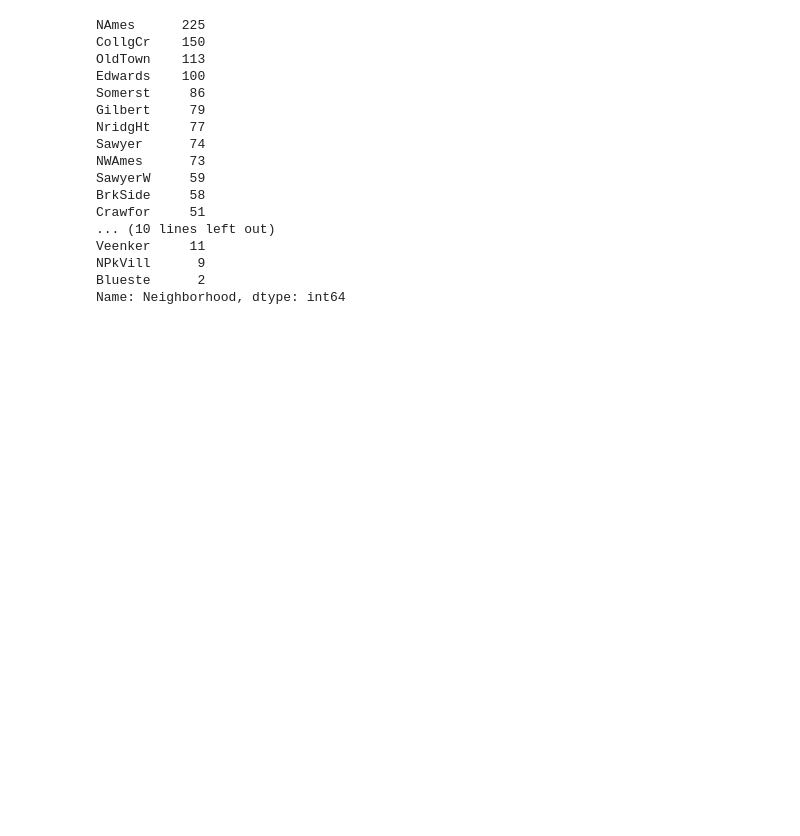
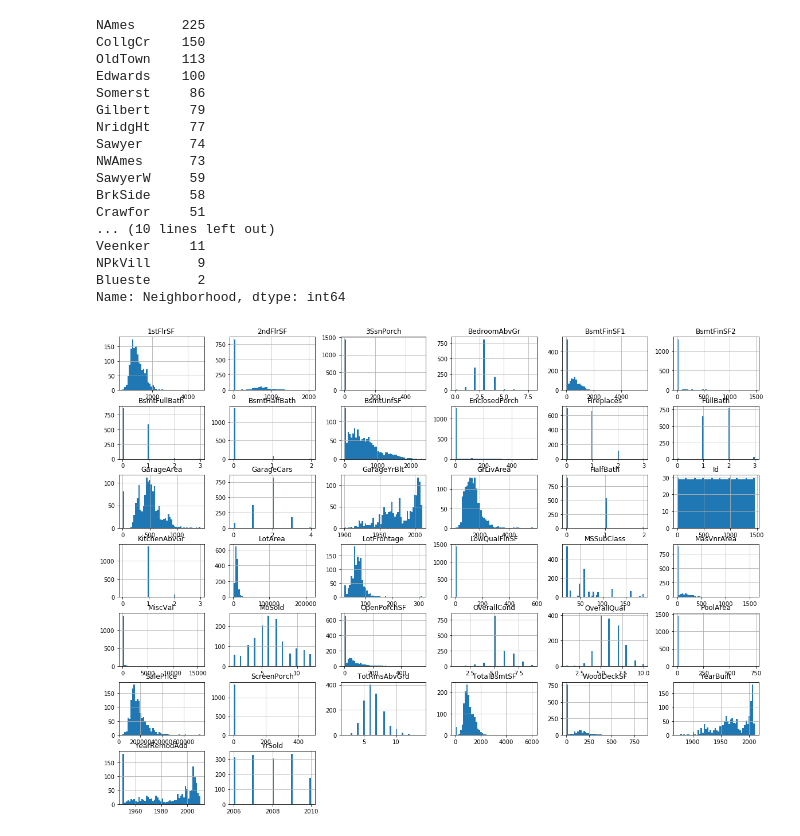
Before and after one commit to WoutAarts/Advanced_House_Pricing, a Jupyter notebook: advanced_housing.ipynb, the cells around one changed output. Saved outputs shown, nothing was run; the diff lists cells and outputs as text; code cells hidden in the pictures; blank space fills up the shorter version.

Commit message:
added histograms

```diff
--- a/advanced_housing.ipynb
+++ b/advanced_housing.ipynb
@@ -53,3 +55,10 @@ Veenker     11
 NPkVill      9
 Blueste      2
 Name: Neighborhood, dtype: int64
+# %%
+%matplotlib inline
+import matplotlib.pyplot as plt
+train.hist(bins = 50 , figsize = (20,15))
+plt.show()
+# %% [output]
+[figure, added]
```
Also changed, not shown: parts of 1 cell of this notebook.
